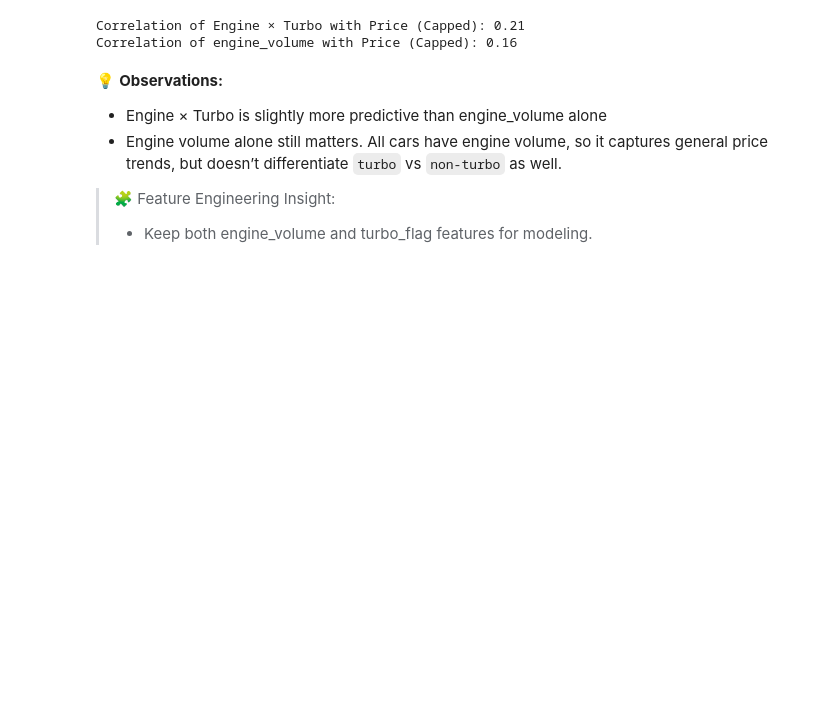
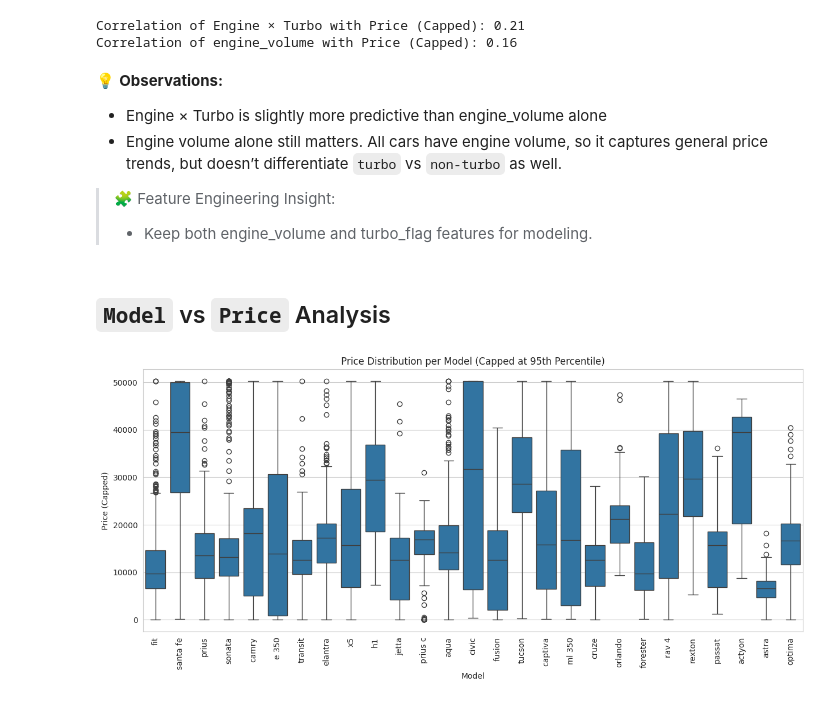
Before and after one commit to Mithula-cbw/Car-Price-Prediction, a Jupyter notebook: notebooks/Group_11_02_Descriptive_Analytics_and_EDA.ipynb, the cells around one changed output. Drawn from its saved outputs; the diff is of its cells as text; code cells hidden in the pictures; blank space fills up the shorter version.

```diff
--- a/notebooks/Group_11_02_Descriptive_Analytics_and_EDA.ipynb
+++ b/notebooks/Group_11_02_Descriptive_Analytics_and_EDA.ipynb
@@ -1624,3 +1624,20 @@ Correlation of engine_volume with Price (Capped): 0.16
 > 🧩 Feature Engineering Insight:
 > - Keep both engine_volume and turbo_flag features for modeling.
 >
+# %% [markdown]
+## `Model` vs `Price`  Analysis
+# %%
+model_counts = df['model'].value_counts()
+top_models = model_counts[model_counts >= 100].index
+df_filtered = df[df['model'].isin(top_models)]
+
+
+plt.figure(figsize=(15,6))
+sns.boxplot(data=df_filtered, x='model', y='price_capped')
+plt.xticks(rotation=90)
+plt.title('Price Distribution per Model (Capped at 95th Percentile)')
+plt.xlabel('Model')
+plt.ylabel('Price (Capped)')
+plt.show()
+# %% [output]
+[figure, added]
```
Also changed, not shown: parts of 36 cells of this notebook.
